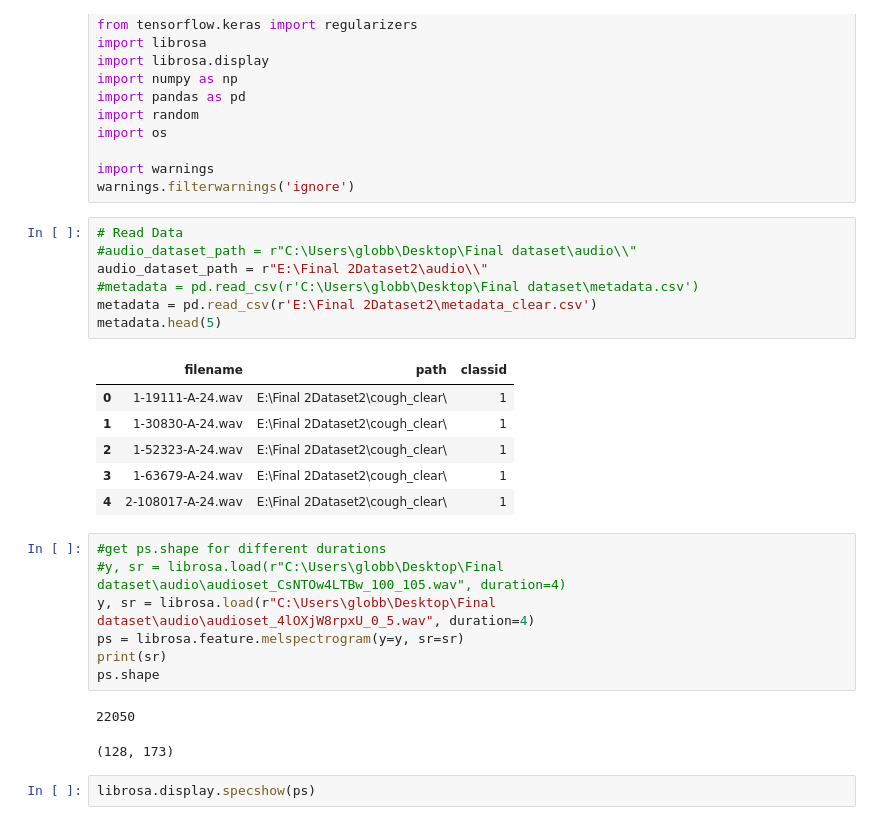
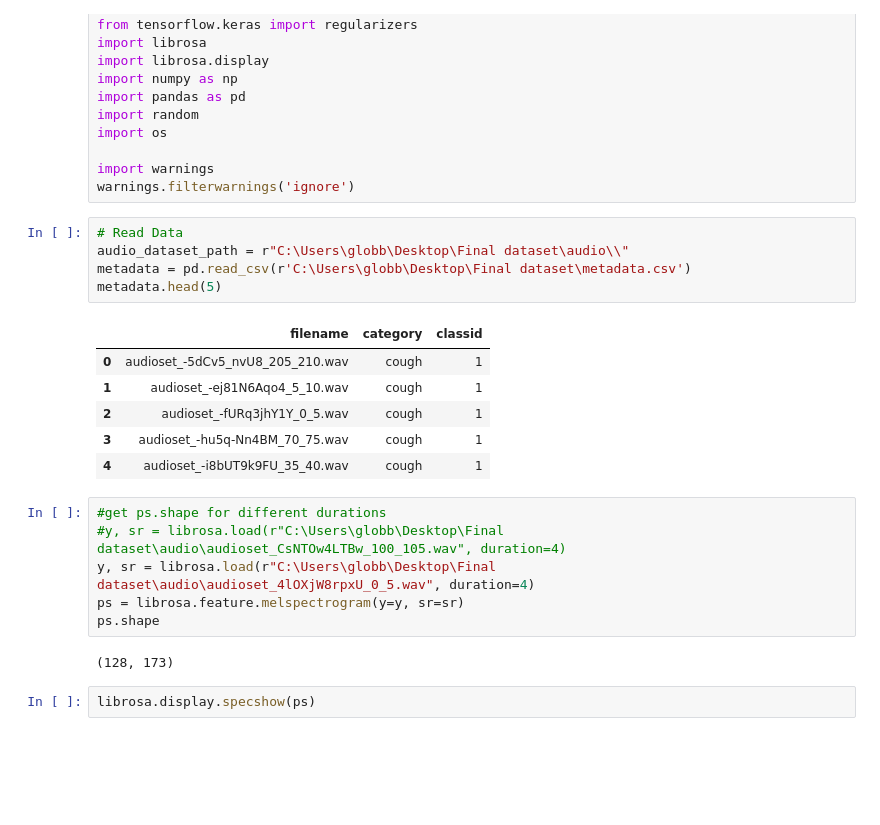
Before and after one commit to Shadbud/Cough-and-Sneeze-ML, a Jupyter notebook: convNet2.ipynb, the cells around one changed output. Saved outputs shown, nothing was run; the diff lists cells and outputs as text; blank space fills up the shorter version.

```diff
--- a/convNet2.ipynb
+++ b/convNet2.ipynb
@@ -15,28 +15,24 @@ import warnings
 warnings.filterwarnings('ignore')
 # %%
 # Read Data
-#audio_dataset_path = r"C:\Users\globb\Desktop\Final dataset\audio\\"
-audio_dataset_path = r"E:\Final 2Dataset2\audio\\"
-#metadata = pd.read_csv(r'C:\Users\globb\Desktop\Final dataset\metadata.csv')
-metadata = pd.read_csv(r'E:\Final 2Dataset2\metadata_clear.csv')
+audio_dataset_path = r"C:\Users\globb\Desktop\Final dataset\audio\\"
+metadata = pd.read_csv(r'C:\Users\globb\Desktop\Final dataset\metadata.csv')
 metadata.head(5)
 # %% [output]
-|  | filename | path | classid |
-| 0 | 1-19111-A-24.wav | E:\Final 2Dataset2\cough_clear\ | 1 |
-| 1 | 1-30830-A-24.wav | E:\Final 2Dataset2\cough_clear\ | 1 |
-| 2 | 1-52323-A-24.wav | E:\Final 2Dataset2\cough_clear\ | 1 |
-| 3 | 1-63679-A-24.wav | E:\Final 2Dataset2\cough_clear\ | 1 |
-| 4 | 2-108017-A-24.wav | E:\Final 2Dataset2\cough_clear\ | 1 |
+|  | filename | category | classid |
+| 0 | audioset_-5dCv5_nvU8_205_210.wav | cough | 1 |
+| 1 | audioset_-ej81N6Aqo4_5_10.wav | cough | 1 |
+| 2 | audioset_-fURq3jhY1Y_0_5.wav | cough | 1 |
+| 3 | audioset_-hu5q-Nn4BM_70_75.wav | cough | 1 |
+| 4 | audioset_-i8bUT9k9FU_35_40.wav | cough | 1 |
 # %%
 #get ps.shape for different durations
 #y, sr = librosa.load(r"C:\Users\globb\Desktop\Final dataset\audio\audioset_CsNTOw4LTBw_100_105.wav", duration=4)
 y, sr = librosa.load(r"C:\Users\globb\Desktop\Final dataset\audio\audioset_4lOXjW8rpxU_0_5.wav", duration=4)
 ps = librosa.feature.melspectrogram(y=y, sr=sr)
-print(sr)
 ps.shape
 # %% [output]
-22050
+(128, 173)
-(128, 173)
 # %%
 librosa.display.specshow(ps)
 # %% [output]
```
Also changed, not shown: parts of 17 cells of this notebook.
